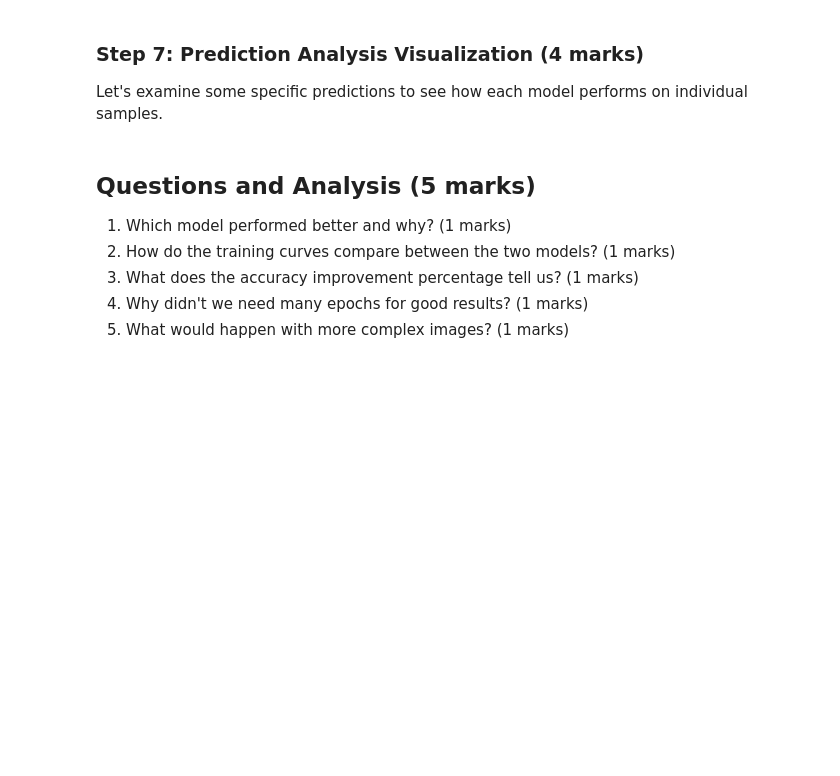
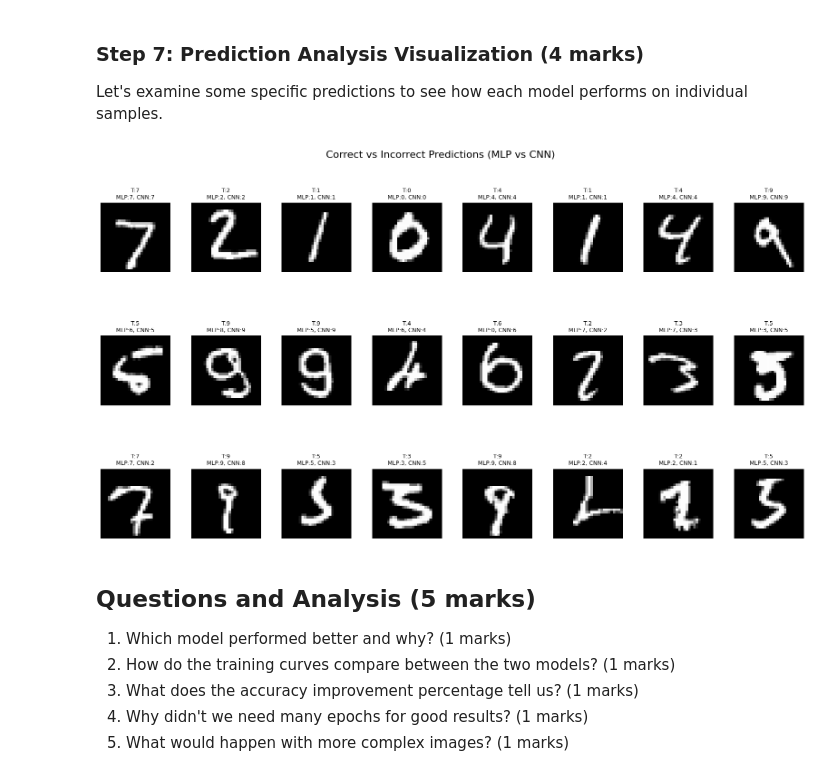
Before and after one commit to hudsonirivbogbe/ENGG680_2025_Fall, a Jupyter notebook: Lab_Assignment2/Assignment2_Group_6.ipynb, the cells around one changed output. Drawn from its saved outputs; the diff is of its cells as text; code cells hidden in the pictures; blank space fills up the shorter version.

```diff
--- a/Lab_Assignment2/Assignment2_Group_6.ipynb
+++ b/Lab_Assignment2/Assignment2_Group_6.ipynb
@@ -1438,37 +1563,80 @@ Let's examine some specific predictions to see how each model performs on indivi
 # %%
 # Visualize correct and incorrect predictions, create a 3x8 grid
 # First row: Both models correct
 # Second row: CNN correct, MLP wrong
 # Third row: MLP correct, CNN wrong
 
 # Create subplots
 # your code here (1 marks)
 
-
-# Find correct predictions for each case
-# Sample for both_correct
-both_correct = (mlp_predicted_classes == y_test) & (cnn_predicted_classes == y_test)
-both_correct_indices = np.where(both_correct)[0][:8]
-
-# your code here (1 marks)
-
-
-
-
 # Plot examples, you can learn how to plot them from previous plotting code in Part 2
 # Add a title for each graph showing the true label and both model predictions
 # hint: use for loop to iterate through the indices and plot each image
 # your code here (2 marks)
 
 
+# Find correct predictions for each case
+both_correct = (mlp_predicted_classes == y_test) & (cnn_predicted_classes == y_test)
+both_correct_indices = np.where(both_correct)[0][:8]
+
+# ----------------------------------------------
+# Create 3x8 subplot grid
+# ----------------------------------------------
+fig, axes = plt.subplots(3, 8, figsize=(20, 10))
+fig.suptitle("Correct vs Incorrect Predictions (MLP vs CNN)", fontsize=16)
+
+# Adjust spacing so titles show
+fig.subplots_adjust(hspace=0.6, wspace=0.3)   # <<< FIX
+
+# ----------------------------------------------
+# Find sample indices for all 3 categories
+# ----------------------------------------------
+
+# 1. Both models correct
+both_correct_indices = np.where(
+    (mlp_predicted_classes == y_test) &
+    (cnn_predicted_classes == y_test)
+)[0][:8]
+
+# 2. CNN correct, MLP wrong
+cnn_correct_mlp_wrong_indices = np.where(
+    (mlp_predicted_classes != y_test) &
+    (cnn_predicted_classes == y_test)
+)[0][:8]
+
+# 3. MLP correct, CNN wrong
+mlp_correct_cnn_wrong_indices = np.where(
+    (mlp_predicted_classes == y_test) &
+    (cnn_predicted_classes != y_test)
+)[0][:8]
 
 
+# ----------------------------------------------
+# Helper function to plot a row of images
+# ----------------------------------------------
+def plot_row(indices, row):
+    for col, idx in enumerate(indices):
+        ax = axes[row, col]
+        ax.imshow(X_test[idx].reshape(28, 28), cmap='gray')
+        ax.axis('off')
+
+        true_label = y_test[idx]
+        mlp_pred = mlp_predicted_classes[idx]
+        cnn_pred = cnn_predicted_classes[idx]
+
+        ax.set_title(f"T:{true_label}\nMLP:{mlp_pred}, CNN:{cnn_pred}", fontsize=9)
 
 
-
-
+# ----------------------------------------------
+# Plot each row
+# ----------------------------------------------
+plot_row(both_correct_indices, 0)
+plot_row(cnn_correct_mlp_wrong_indices, 1)
+plot_row(mlp_correct_cnn_wrong_indices, 2)
 
 plt.show()
+# %% [output]
+[figure, added]
 # %% [markdown]
 ## Questions and Analysis (5 marks)
 
```
Also changed, not shown: parts of 11 cells of this notebook.
